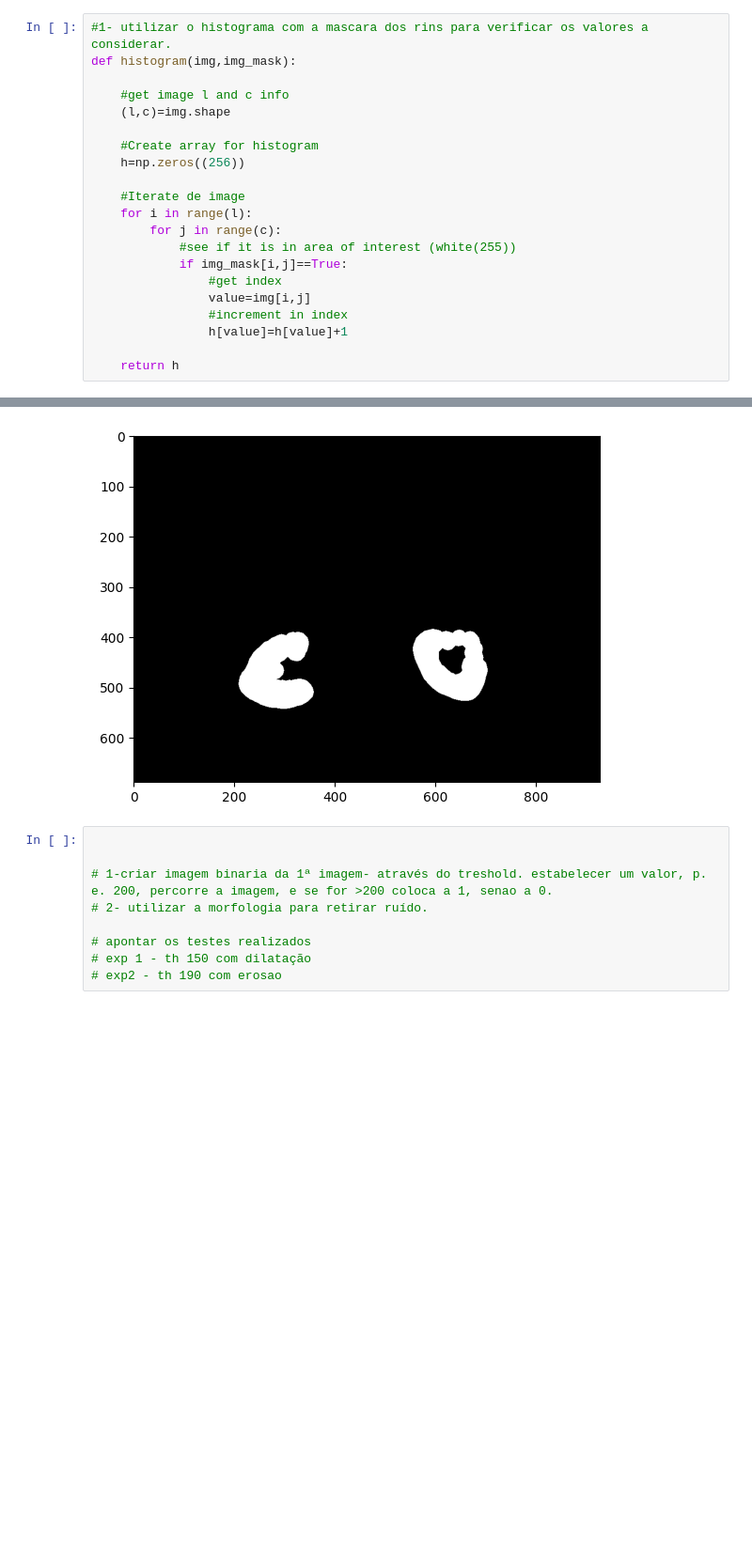
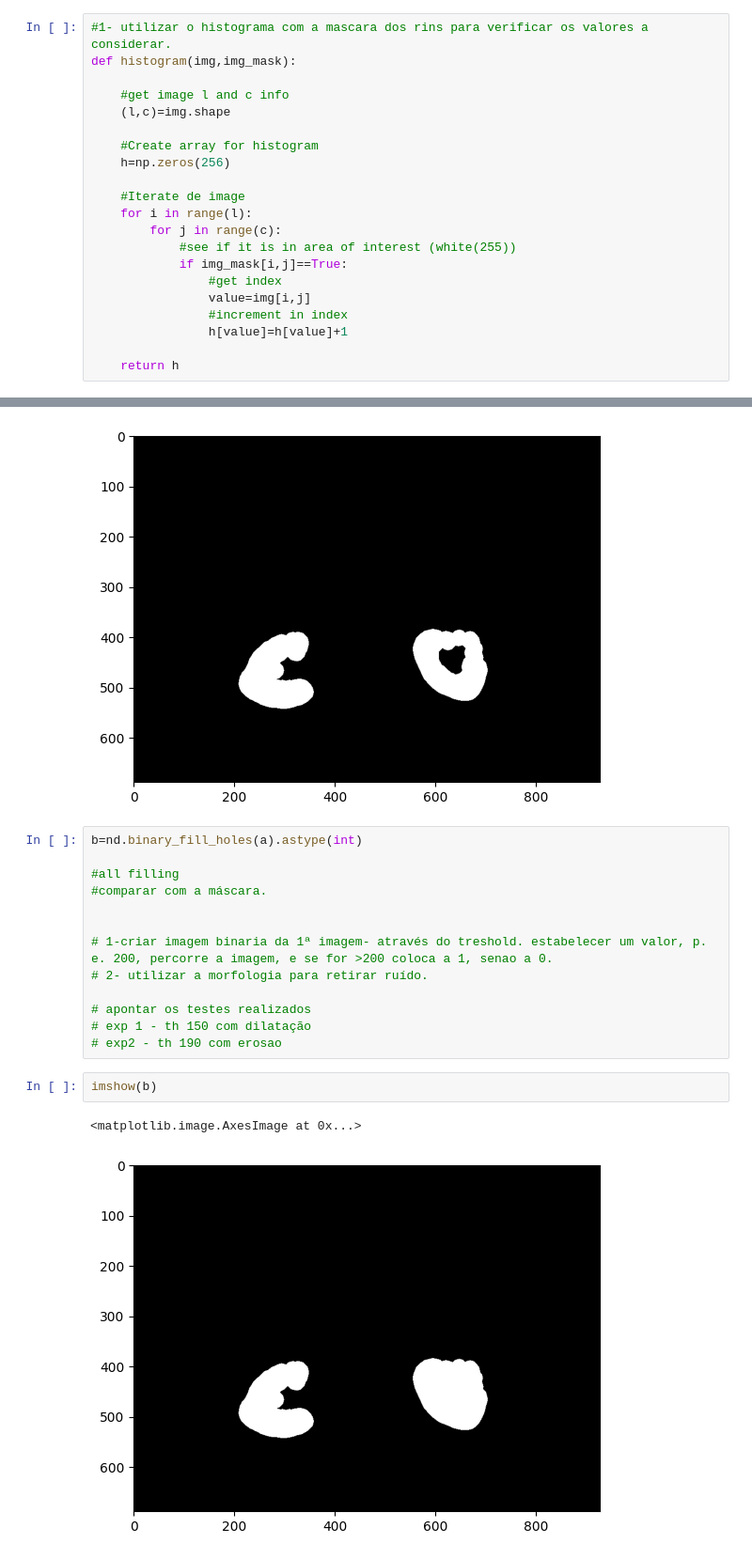
Before and after one commit to a20871/PIB-workseeh4, a Jupyter notebook: Worksheet 4.ipynb, the cells around one changed output, grey strips where cells are left out. Shown at 94% size. Cells and saved outputs as stored; diff of their text form; blank space fills up the shorter version.

```diff
--- a/Worksheet 4.ipynb
+++ b/Worksheet 4.ipynb
@@ -177,7 +179,7 @@ def histogram(img,img_mask):
     (l,c)=img.shape
 
     #Create array for histogram
-    h=np.zeros((256))
+    h=np.zeros(256)
 
     #Iterate de image
     for i in range(l):
@@ -248,6 +250,10 @@ imshow(a)
 <matplotlib.image.AxesImage at 0x...>
 [figure]
 # %%
+b=nd.binary_fill_holes(a).astype(int)
+
+#all filling
+#comparar com a máscara.
 
 
 # 1-criar imagem binaria da 1ª imagem- através do treshold. estabelecer um valor, p. e. 200, percorre a imagem, e se for >200 coloca a 1, senao a 0.
@@ -256,3 +262,8 @@ imshow(a)
 # apontar os testes realizados
 # exp 1 - th 150 com dilatação
 # exp2 - th 190 com erosao
+# %%
+imshow(b)
+# %% [output]
+<matplotlib.image.AxesImage at 0x...>
+[figure, added]
```
Also changed, not shown: parts of 22 cells of this notebook.
